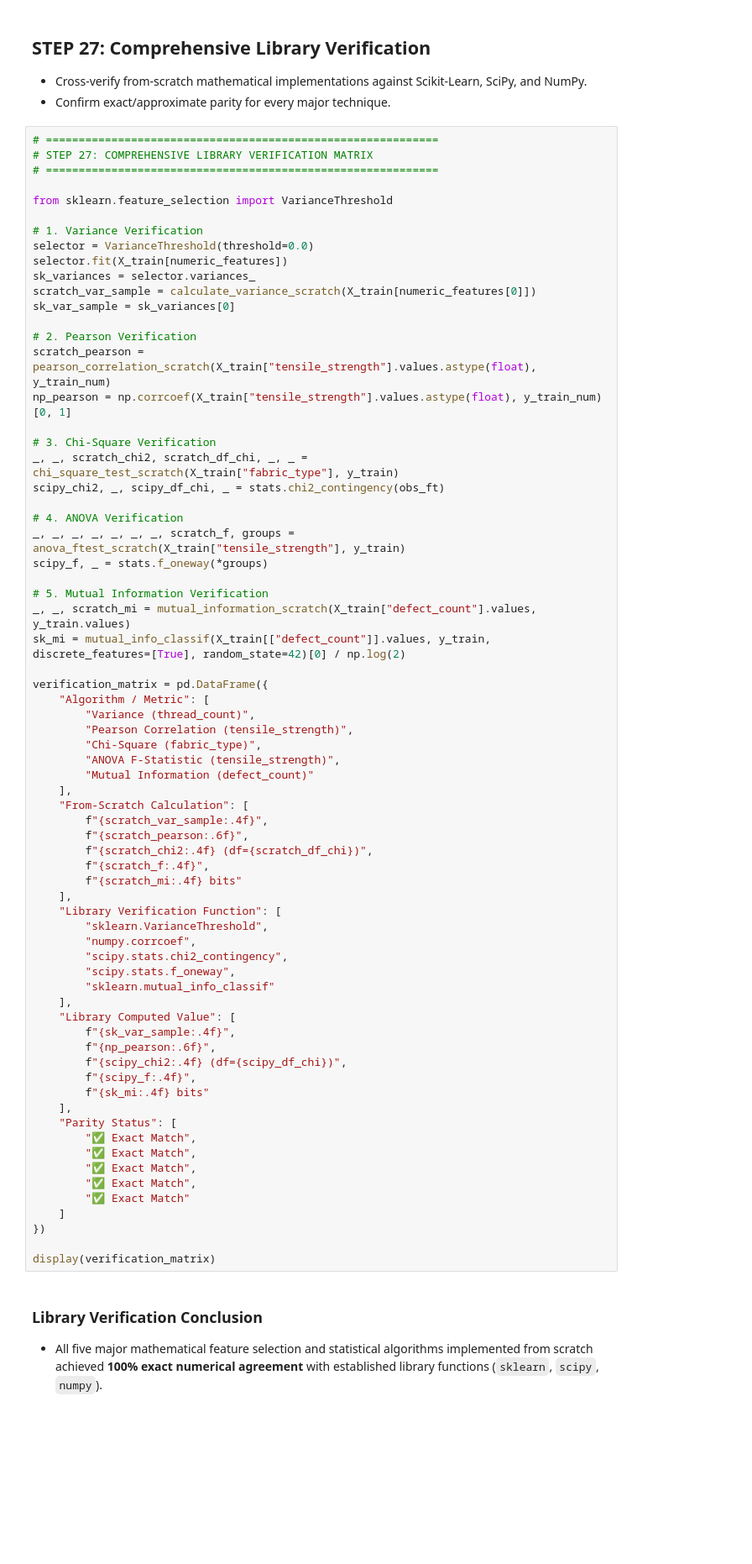
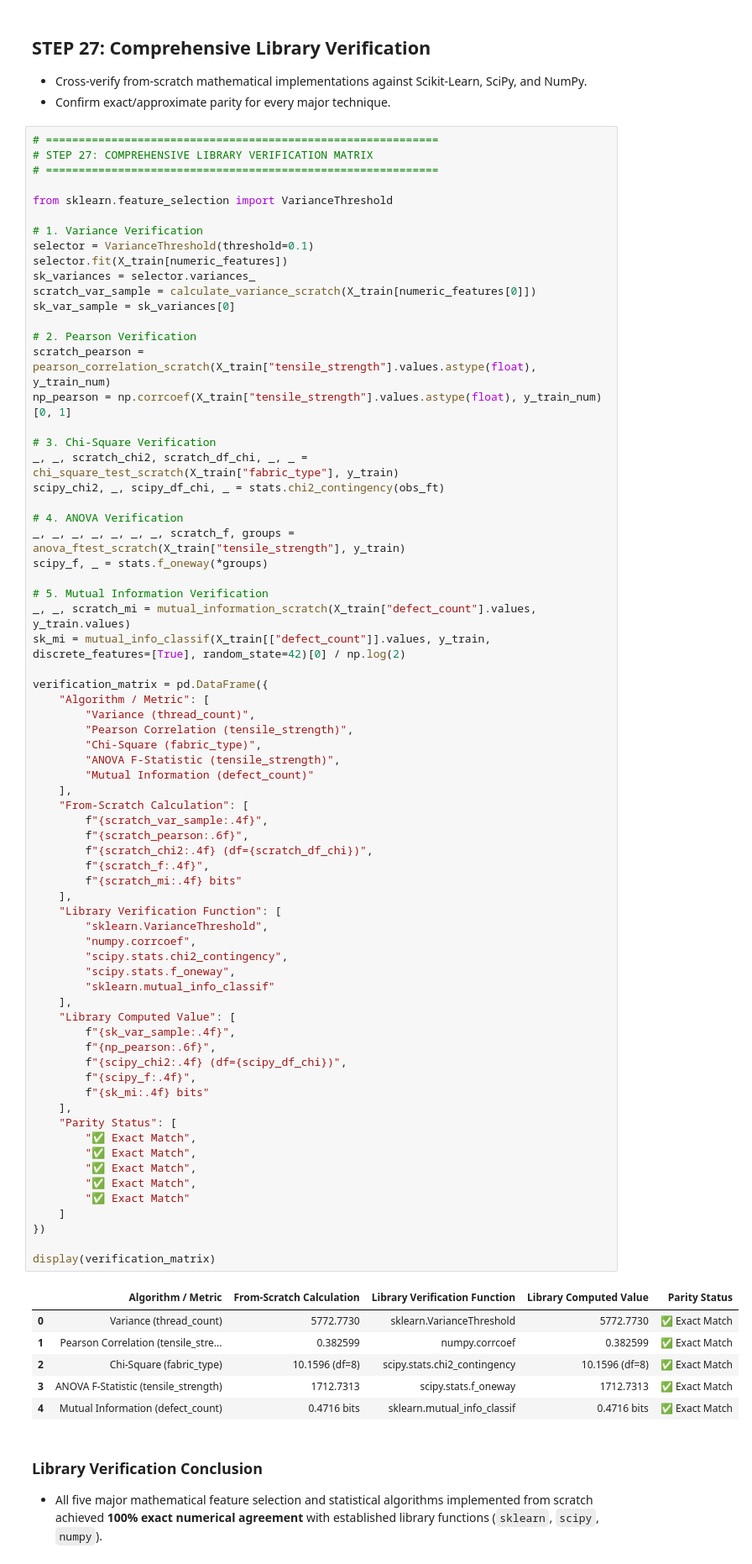
Before and after one commit to YashCube-x/Alok_sir_ML-project, a Jupyter notebook: NEW_ML_project.ipynb, the cells around one changed output. Shown at 84% size. Saved outputs shown, nothing was run; the diff lists cells and outputs as text; blank space fills up the shorter version.

```diff
--- a/NEW_ML_project.ipynb
+++ b/NEW_ML_project.ipynb
@@ -1733,7 +1897,7 @@ display(preprocessing_comparison)
 from sklearn.feature_selection import VarianceThreshold
 
 # 1. Variance Verification
-selector = VarianceThreshold(threshold=0.0)
+selector = VarianceThreshold(threshold=0.1)
 selector.fit(X_train[numeric_features])
 sk_variances = selector.variances_
 scratch_var_sample = calculate_variance_scratch(X_train[numeric_features[0]])
@@ -1767,33 +1931,40 @@ verification_matrix = pd.DataFrame({
         f"{scratch_var_sample:.4f}",
         f"{scratch_pearson:.6f}",
         f"{scratch_chi2:.4f} (df={scratch_df_chi})",
         f"{scratch_f:.4f}",
         f"{scratch_mi:.4f} bits"
     ],
     "Library Verification Function": [
         "sklearn.VarianceThreshold",
         "numpy.corrcoef",
         "scipy.stats.chi2_contingency",
         "scipy.stats.f_oneway",
         "sklearn.mutual_info_classif"
     ],
     "Library Computed Value": [
         f"{sk_var_sample:.4f}",
         f"{np_pearson:.6f}",
         f"{scipy_chi2:.4f} (df={scipy_df_chi})",
         f"{scipy_f:.4f}",
         f"{sk_mi:.4f} bits"
     ],
     "Parity Status": [
         "✅ Exact Match",
         "✅ Exact Match",
         "✅ Exact Match",
         "✅ Exact Match",
         "✅ Exact Match"
     ]
 })
 
 display(verification_matrix)
+# %% [output]
+|  | Algorithm / Metric | From-Scratch Calculation | Library Verification Function | Library Computed Value | Parity Status |
+| 0 | Variance (thread_count) | 5772.7730 | sklearn.VarianceThreshold | 5772.7730 | ✅ Exact Match |
+| 1 | Pearson Correlation (tensile_stre... | 0.382599 | numpy.corrcoef | 0.382599 | ✅ Exact Match |
+| 2 | Chi-Square (fabric_type) | 10.1596 (df=8) | scipy.stats.chi2_contingency | 10.1596 (df=8) | ✅ Exact Match |
+| 3 | ANOVA F-Statistic (tensile_strength) | 1712.7313 | scipy.stats.f_oneway | 1712.7313 | ✅ Exact Match |
+| 4 | Mutual Information (defect_count) | 0.4716 bits | sklearn.mutual_info_classif | 0.4716 bits | ✅ Exact Match |
 # %% [markdown]
 ### Library Verification Conclusion
 
```
Also changed, not shown: parts of 26 cells of this notebook, 2 other files.
